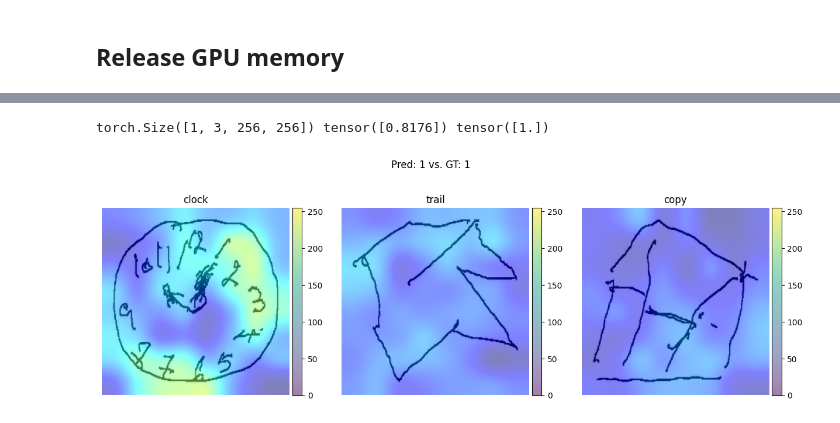
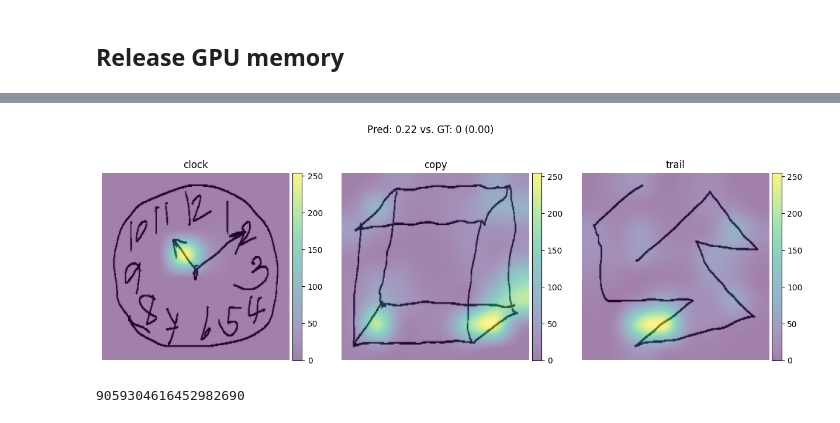
Before and after one commit to aithlab/Conv-Att-MCI, a Jupyter notebook: main.ipynb, the cells around one changed output, grey strips where cells are left out. Saved outputs shown, nothing was run; the diff lists cells and outputs as text; code cells hidden in the pictures.

```diff
--- a/main.ipynb
+++ b/main.ipynb
@@ -101,10 +103,12 @@ else:
     raise ValueError("%s is invalid type"%model_type)
 # %%
 n_tot, n_params_trn, n_params_frozen = 0,0,0
+params_trained = []
 for n,p in model.named_parameters():
     n_tot += p.numel()
     if p.requires_grad:
         n_params_trn += p.numel()
+        params_trained.append(n)
     else:
         n_params_frozen += p.numel()
 print("| Total # parameters %d | Trainable %d | Frozen %d |"%(n_tot, n_params_trn, n_params_frozen))
@@ -113,7 +117,7 @@ print("| Total # parameters %d | Trainable %d | Frozen %d |"%(n_tot, n_params_tr
 # %%
 common_settings = {'betas':[beta_1, beta_2], 'eps':eps}
 
-backbone_params, others_params = {'names':[], 'params':[]},{'names':[], 'params':[]}
+backbone_params, others_params = {'names':[], 'params':[]}, {'names':[], 'params':[]}
 for n,p in model.named_parameters():
     if 'vgg16' in n:
         backbone_params['names'].append(n)
@@ -122,19 +126,7 @@ for n,p in model.named_parameters():
         others_params['names'].append(n)
         others_params['params'].append(p)
 
-optimizer = optim.AdamW([
+optimizer = optim.Adam([
     {'params':backbone_params['params'], 'lr':backbone_lr, **common_settings},
     {'params':others_params['params'], 'lr':lr, **common_settings},
 ])
-# %%
-def save_ckpt(epoch, model, optimizer, results, savepath):
-    ckpt = {
-        'epoch': epoch,
-        'model_state_dict': model.state_dict(),
-        'optimizer_state_dict': optimizer.state_dict(),
-        'loss': results['losses']['val'][-1],
-        'acc': results['accs']['val'][-1],
-        'results': results
-    }
-    torch.save(ckpt, savepath)
-    return ckpt
@@ -371,57 +465,60 @@ if model_type == 'conv_att':
 # %%
+model.eval()
 if model_type != 'base':
-    idx = 105
+    _idx = 0
+    patient_id = list(dataset_test.dataset.keys())[_idx]
     imgs = []
-    for _type in dataset.img_type:
-        imgs.append(dataset_test.dataset[_type][idx:idx+1].to(device))
-    score = dataset_test.dataset['scores'][idx:idx+1]
-    label = dataset_test.dataset['labels'][idx:idx+1]
-    print(imgs[-1].shape, score, label)
+    for _type in img_type:
+        imgs.append(dataset_test.dataset[patient_id]['image'][_type][None].to(device))
+    score = dataset_test.dataset[patient_id]['score']
+    label = dataset_test.dataset[patient_id]['label']
 
-    y_pred = model(imgs)
     if model_type == 'vgg16_grad_cam':
-        # Grad-CAM
-        class_idx = y_pred.argmax(-1).item()
-        heatmaps = [heatmap.cpu() for heatmap in model.generate_cam(imgs, class_idx)]
+        pred_prob = model(imgs).softmax(-1)[:,1].item()
+        pred_class = int(pred_prob > 0.5)
+        heatmaps = [heatmap.cpu() for heatmap in model.generate_cam(imgs, pred_class)]
+
     elif model_type == 'conv_att':
-        # Self-attention
-        for hook in hooks:
-            hook.remove()
+        pred_prob, vgg16_features, attn_inputs, attn_outputs = get_attention(model, img_type, imgs)
 
         heatmaps = []
-        for _type in dataset.img_type:
+        for _type in img_type:
             B,C,H,W = vgg16_features[_type][0].shape
 
             attn_weights = attn_outputs[_type][0][1]
             heatmap = attn_weights[:,0,0,1:].reshape(B,H,W).detach().cpu()
-            heatmap = torch.clamp(heatmap, min=0)
-            heatmap /= heatmap.max()
-            # heatmap[heatmap <0.8] = 0
+            heatmap = (heatmap - heatmap.min()) / (heatmap.max() - heatmap.min() + 1e-7)
+            # heatmap = torch.clamp(heatmap, min=0)
+            # heatmap /= heatmap.max()
             heatmaps.append(heatmap)
 
     for i in range(len(heatmaps)):
         heatmaps[i] = np.uint8(255 * heatmaps[i])
-        heatmaps[i] = np.uint8(Image.fromarray(heatmaps[i][0]).resize((imgs[-1].shape[2], imgs[-1].shape[3])))
-        heatmaps[i] = cv2.applyColorMap(heatmaps[i], cv2.COLORMAP_JET)
+        heatmaps[i] = np.uint8(Image.fromarray(heatmaps[i][0]).resize(IMAGE_SIZE))
+        # heatmaps[i] = cv2.applyColorMap(heatmaps[i], cv2.COLORMAP_JET)
 
-    # alpha = 1.0
-    # superimposed_img = heatmap * alpha #+ img[0].permute(1,2,0).detach().cpu().numpy()
-    # superimposed_img = np.clip(superimposed_img, 0, 255).astype(np.uint8)
+    fig = plt.figure(figsize=(5*len(img_type), 5))
+    fig.suptitle(f'Pred: {pred_prob:0.2f} vs. GT: {label} ({score:0.2f})')
+    for i, _type in enumerate(img_type):
+        img = imgs[i].squeeze(0)
+        img_rev = dataset.inverse_transform(img)
 
-    fig = plt.figure(figsize=(5*len(dataset.img_type), 5))
-    fig.suptitle('Pred: %d vs. GT: %d'%(y_pred.argmax(-1).item(), label.item()))
-    for i, _type in enumerate(dataset.img_type):
-        ax = fig.add_subplot(1, len(dataset.img_type), i+1)
+        ax = fig.add_subplot(1, len(img_type), i+1)
         divider = make_axes_locatable(ax)
         cax = divider.append_axes('right', size='5%', pad=0.05)
 
-        im = ax.imshow(imgs[i][0].detach().cpu().permute(1,2,0))
+        im = ax.imshow(img_rev)
         ax.set_title(_type)
         im = ax.imshow(heatmaps[i], alpha=0.5)
         fig.colorbar(im, cax=cax, orientation='vertical')
         ax.axis('off')
     savepath_fig_res = os.path.join(savedir, 'results.png')
     plt.savefig(savepath_fig_res)
 # %% [output]
-torch.Size([1, 3, 256, 256]) tensor([0.8176]) tensor([1.])
-[figure, old version]
+[figure, new version]
+# %%
+9048895184655194681
+141371529023450027
+9059304616452982690
+# %% [output]
+9059304616452982690
```
Also changed, not shown: parts of 15 cells of this notebook, 2 other files.
